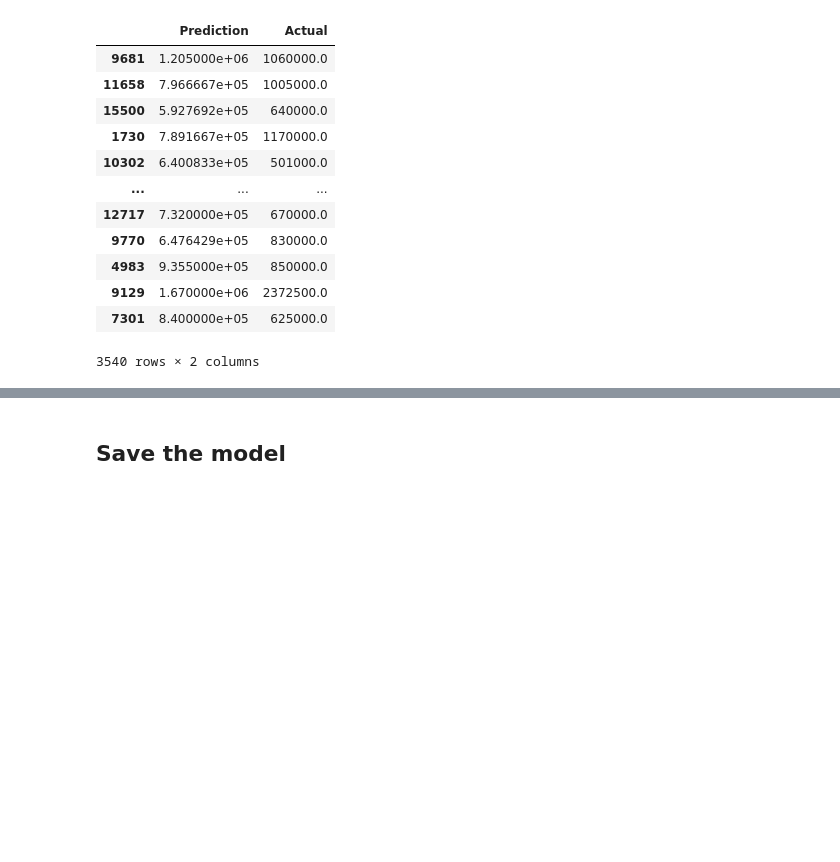
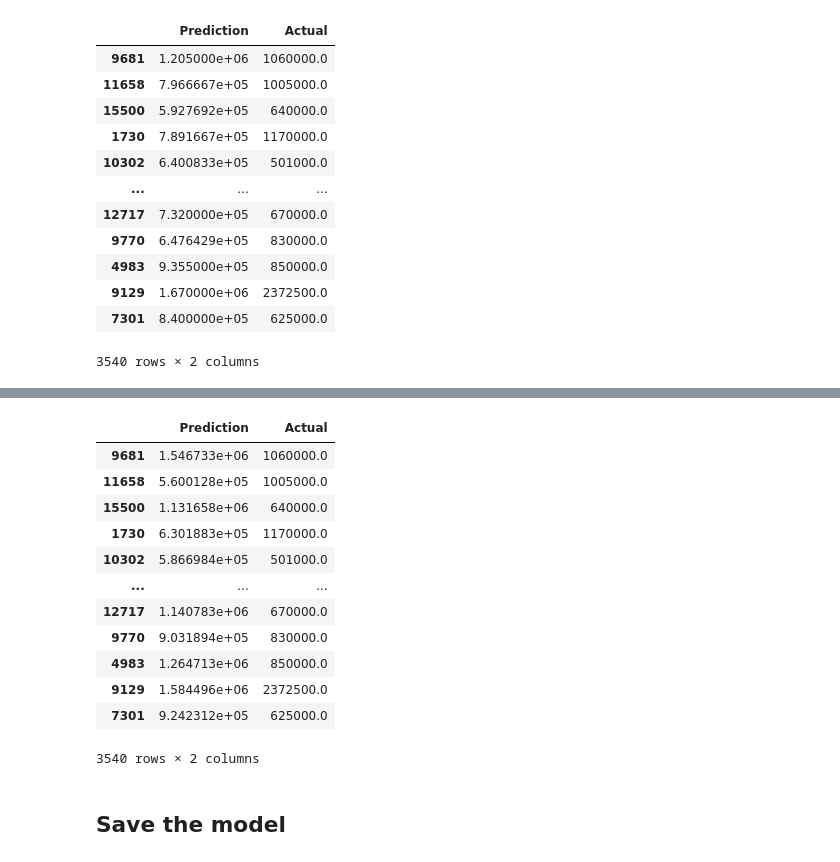
Before and after one commit to yawavi92/ML-Housing_price_predection, a Jupyter notebook: melbourne_housing_data.ipynb, the cells around one changed output, grey strips where cells are left out. Drawn from its saved outputs; the diff is of its cells as text; code cells hidden in the pictures; blank space fills up the shorter version.

```diff
--- a/melbourne_housing_data.ipynb
+++ b/melbourne_housing_data.ipynb
@@ -597,6 +609,6 @@ Testing Score: 0.4616413218558343
 #### Ridge model
 # %%
 # Fit the Ridge model with data
-model_Ridge = Ridge(alpha = 100).fit(X_train, y_train)
+model_ridge = Ridge(alpha = 100).fit(X_train, y_train)
 # %%
 # Calculate training and testing score
@@ -666,3 +734,21 @@ pd.DataFrame({"Prediction": y_pred, "Actual": y_test})
+# %%
+ # Predict the price with Ridge model
+y_pred = model_ridge.predict(X_test)
+pd.DataFrame({"Prediction": y_pred, "Actual": y_test})
+# %% [output]
+|  | Prediction | Actual |
+| 9681 | 1.546733e+06 | 1060000.0 |
+| 11658 | 5.600128e+05 | 1005000.0 |
+| 15500 | 1.131658e+06 | 640000.0 |
+| 1730 | 6.301883e+05 | 1170000.0 |
+| 10302 | 5.866984e+05 | 501000.0 |
+| ... | ... | ... |
+| 12717 | 1.140783e+06 | 670000.0 |
+| 9770 | 9.031894e+05 | 830000.0 |
+| 4983 | 1.264713e+06 | 850000.0 |
+| 9129 | 1.584496e+06 | 2372500.0 |
+| 7301 | 9.242312e+05 | 625000.0 |
+3540 rows × 2 columns
 # %% [markdown]
 ## Save the model
 # %%
```
Also changed, not shown: parts of 31 cells of this notebook, 18 other files.
